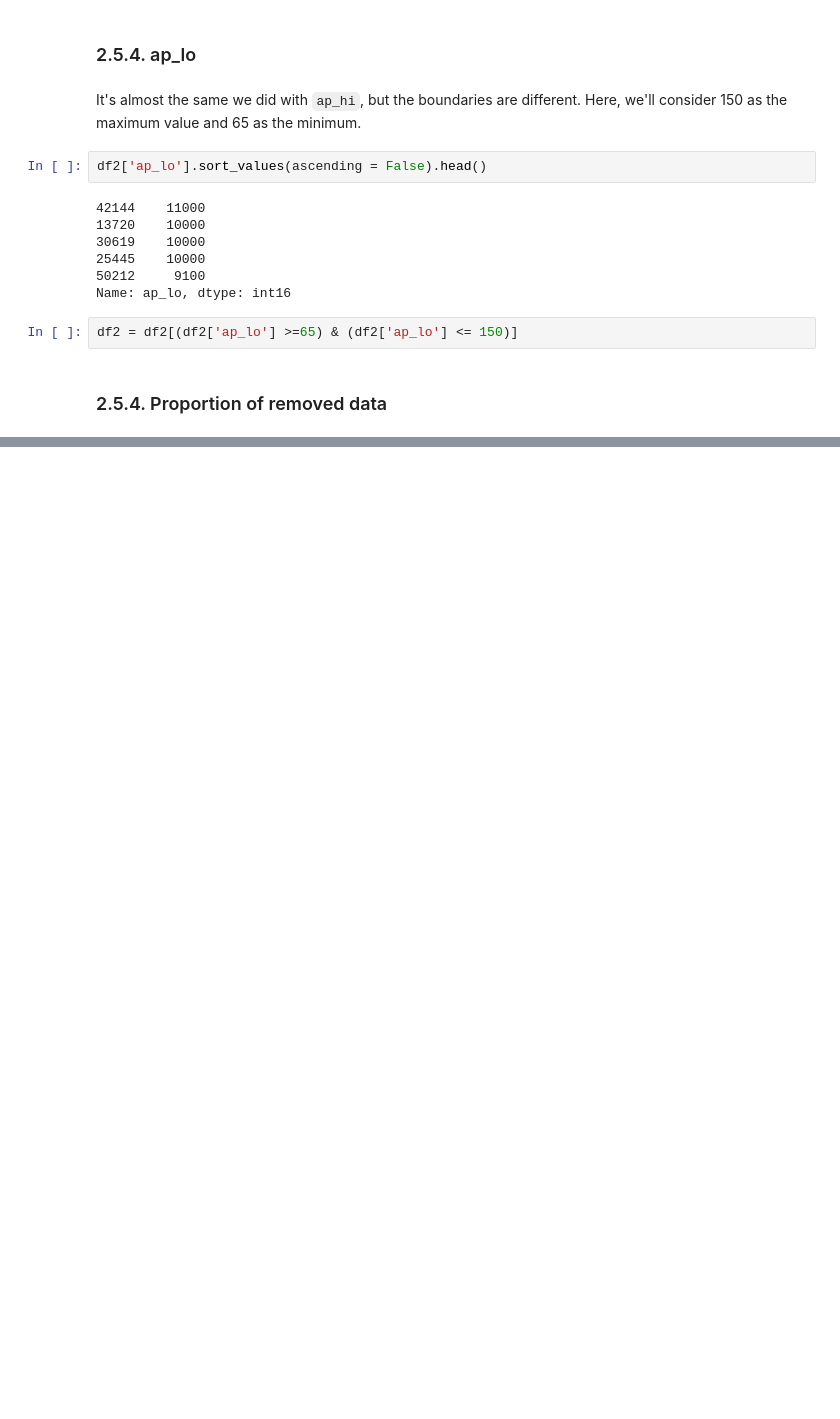
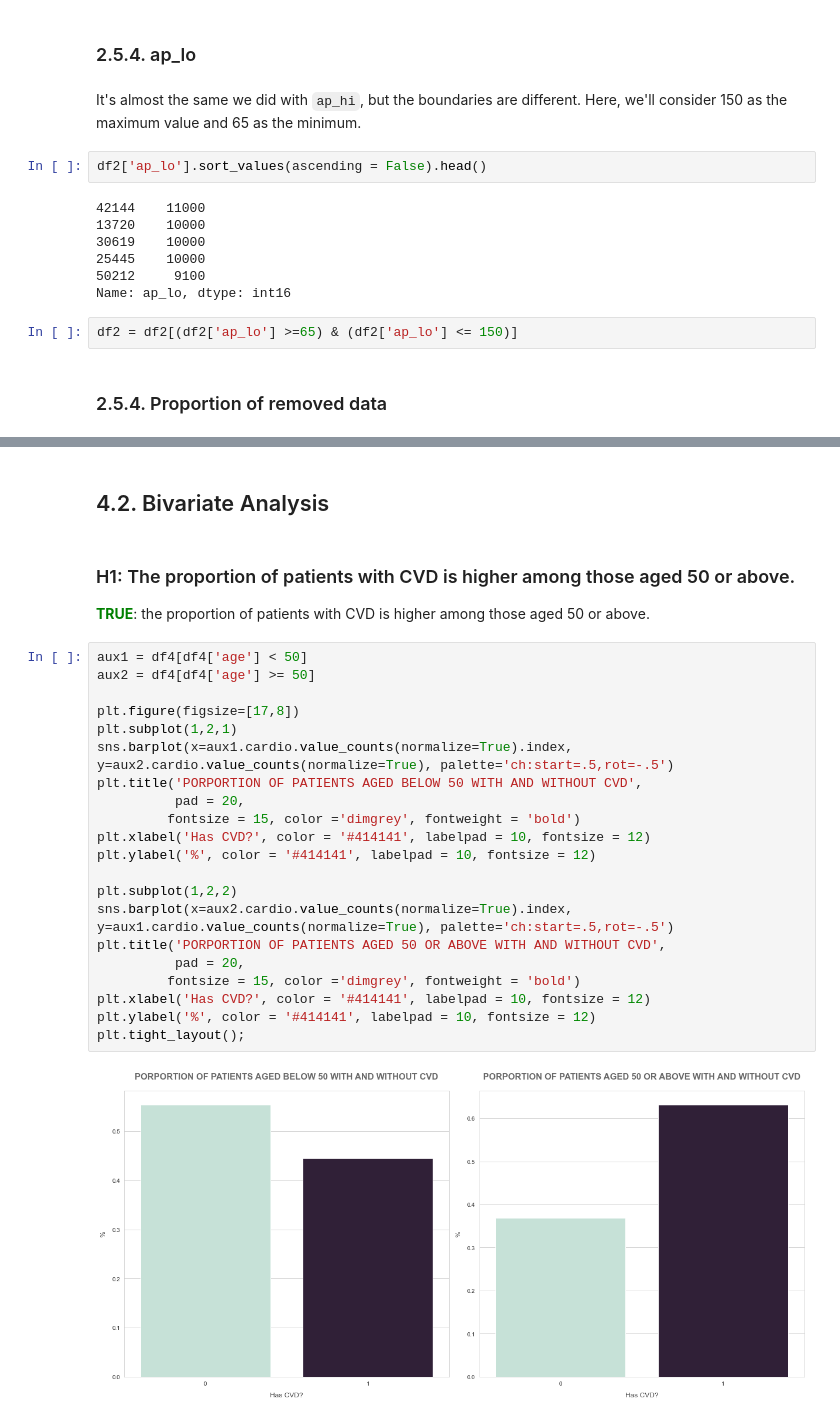
Before and after one commit to KattsonBastos/cardio_disease_detection, a Jupyter notebook: notebooks/1.0.kbs_cardio_diseases.ipynb, the cells around one changed output, grey strips where cells are left out. Cells and saved outputs as stored; diff of their text form; blank space fills up the shorter version.

```diff
--- a/notebooks/1.0.kbs_cardio_diseases.ipynb
+++ b/notebooks/1.0.kbs_cardio_diseases.ipynb
@@ -410,0 +481,28 @@ df3 = pickle.load(open('data/df2.pkl', 'rb'))
+# %% [markdown]
+## 4.2. Bivariate Analysis
+# %% [markdown]
+### H1: The proportion of patients with CVD is higher among those aged 50 or above.
+**<font color='green'>TRUE</font>**: the proportion of patients with CVD is higher among those aged 50 or above.
+# %%
+aux1 = df4[df4['age'] < 50]
+aux2 = df4[df4['age'] >= 50]
+
+plt.figure(figsize=[17,8])
+plt.subplot(1,2,1)
+sns.barplot(x=aux1.cardio.value_counts(normalize=True).index, y=aux2.cardio.value_counts(normalize=True), palette='ch:start=.5,rot=-.5')
+plt.title('PORPORTION OF PATIENTS AGED BELOW 50 WITH AND WITHOUT CVD',
+          pad = 20,
+         fontsize = 15, color ='dimgrey', fontweight = 'bold')
+plt.xlabel('Has CVD?', color = '#414141', labelpad = 10, fontsize = 12)
+plt.ylabel('%', color = '#414141', labelpad = 10, fontsize = 12)
+
+plt.subplot(1,2,2)
+sns.barplot(x=aux2.cardio.value_counts(normalize=True).index, y=aux1.cardio.value_counts(normalize=True), palette='ch:start=.5,rot=-.5')
+plt.title('PORPORTION OF PATIENTS AGED 50 OR ABOVE WITH AND WITHOUT CVD',
+          pad = 20,
+         fontsize = 15, color ='dimgrey', fontweight = 'bold')
+plt.xlabel('Has CVD?', color = '#414141', labelpad = 10, fontsize = 12)
+plt.ylabel('%', color = '#414141', labelpad = 10, fontsize = 12)
+plt.tight_layout();
+# %% [output]
+[figure, added]
```
Also changed, not shown: parts of 63 cells of this notebook.
